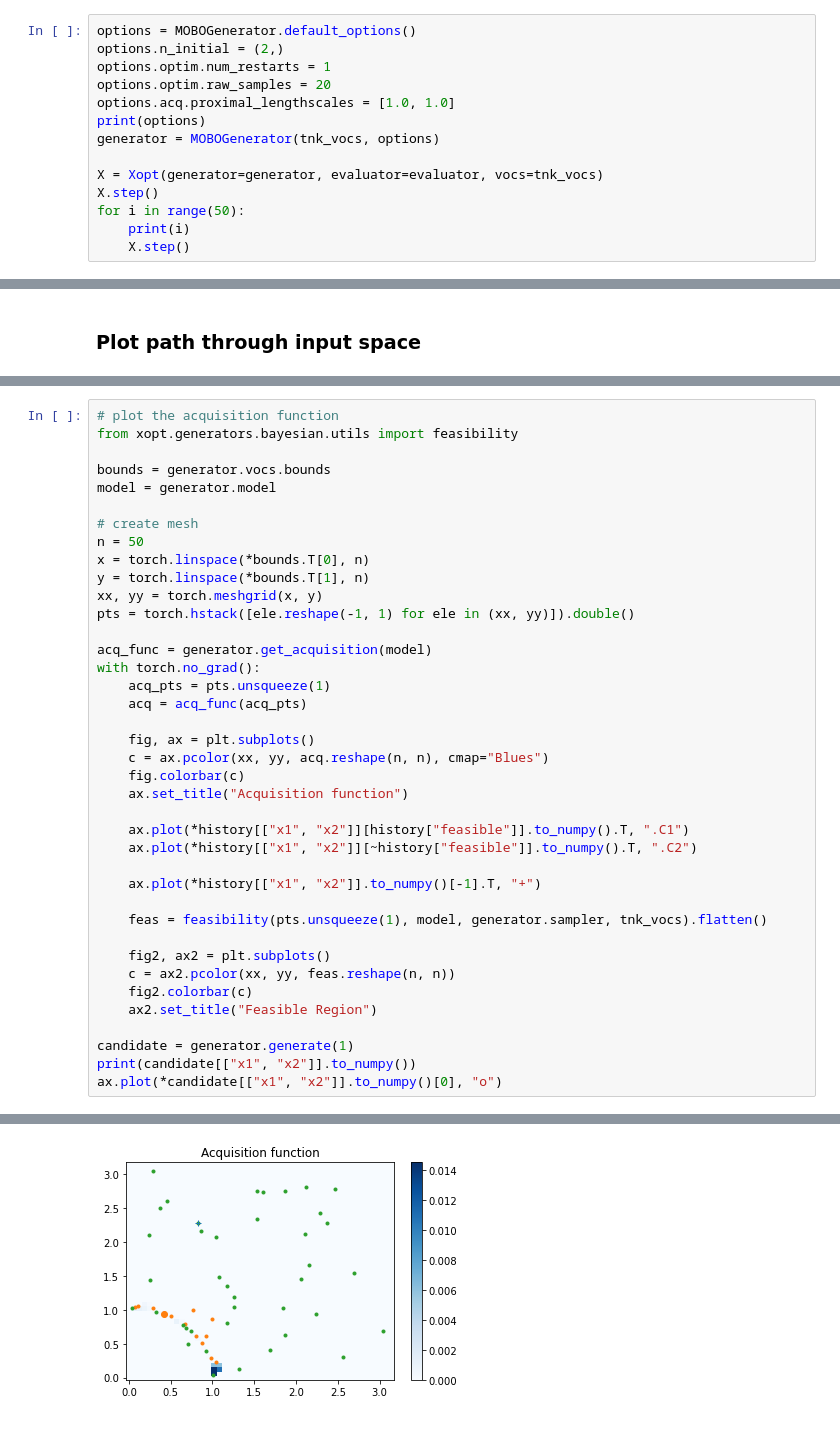
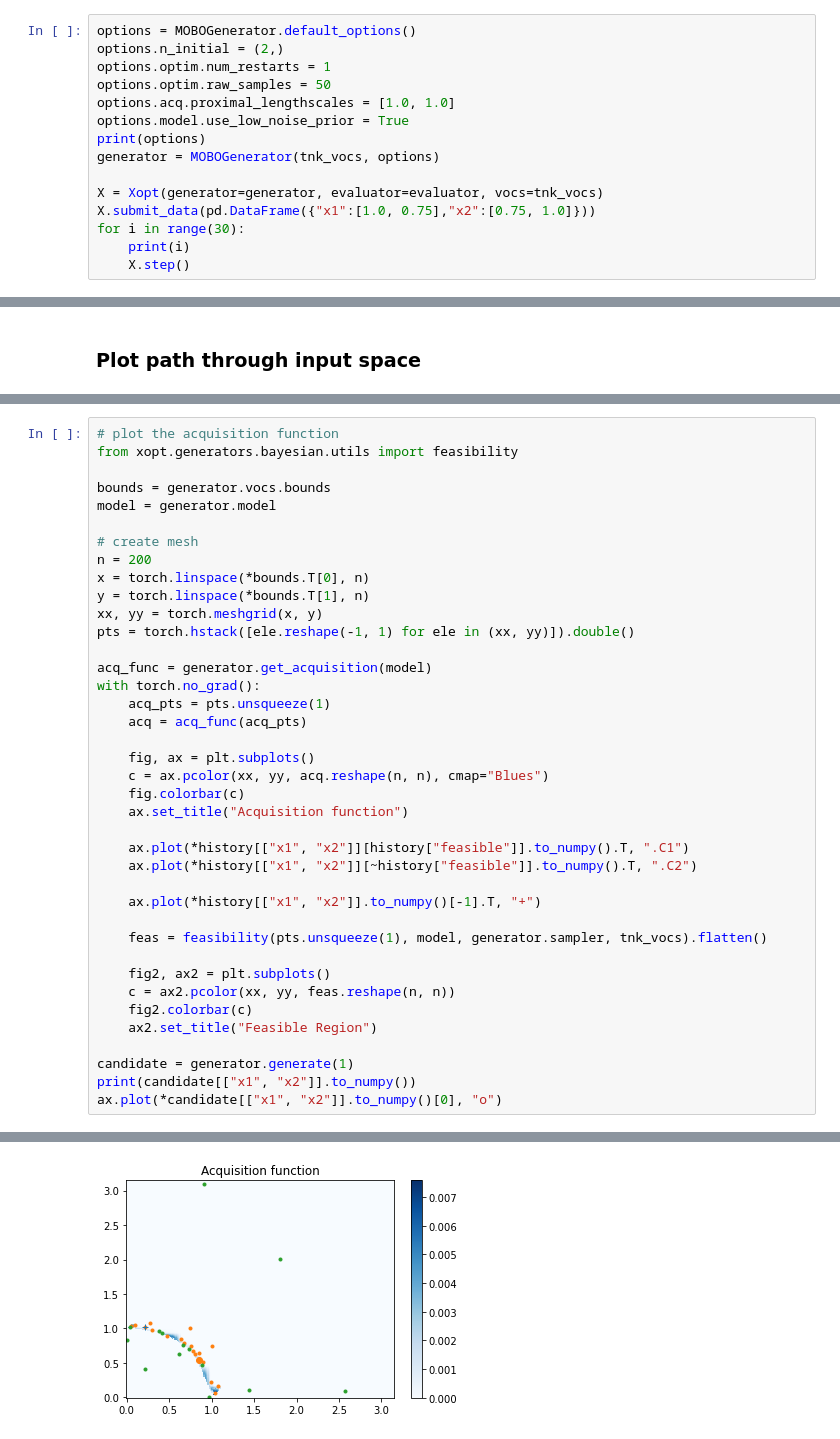
Before and after one commit to xopt-org/Xopt, a Jupyter notebook: docs/examples/bayes_opt/mobo.ipynb, the cells around one changed output, grey strips where cells are left out. Saved outputs shown, nothing was run; the diff lists cells and outputs as text.

```diff
--- a/docs/examples/bayes_opt/mobo.ipynb
+++ b/docs/examples/bayes_opt/mobo.ipynb
@@ -34,14 +34,15 @@ print(tnk_vocs.dict())
 options = MOBOGenerator.default_options()
 options.n_initial = (2,)
 options.optim.num_restarts = 1
-options.optim.raw_samples = 20
+options.optim.raw_samples = 50
 options.acq.proximal_lengthscales = [1.0, 1.0]
+options.model.use_low_noise_prior = True
 print(options)
 generator = MOBOGenerator(tnk_vocs, options)
 
 X = Xopt(generator=generator, evaluator=evaluator, vocs=tnk_vocs)
-X.step()
-for i in range(50):
+X.submit_data(pd.DataFrame({"x1":[1.0, 0.75],"x2":[0.75, 1.0]}))
+for i in range(30):
     print(i)
     X.step()
 # %% [output]
@@ -142,7 +155,7 @@ bounds = generator.vocs.bounds
 model = generator.model
 
 # create mesh
-n = 50
+n = 200
 x = torch.linspace(*bounds.T[0], n)
 y = torch.linspace(*bounds.T[1], n)
 xx, yy = torch.meshgrid(x, y)
@@ -178,2 +191,2 @@ ax.plot(*candidate[["x1", "x2"]].to_numpy()[0], "o")
 [<matplotlib.lines.Line2D at 0x...>]
-[figure, old version]
+[figure, new version]
```
Also changed, not shown: parts of 6 cells of this notebook, 6 other files.
